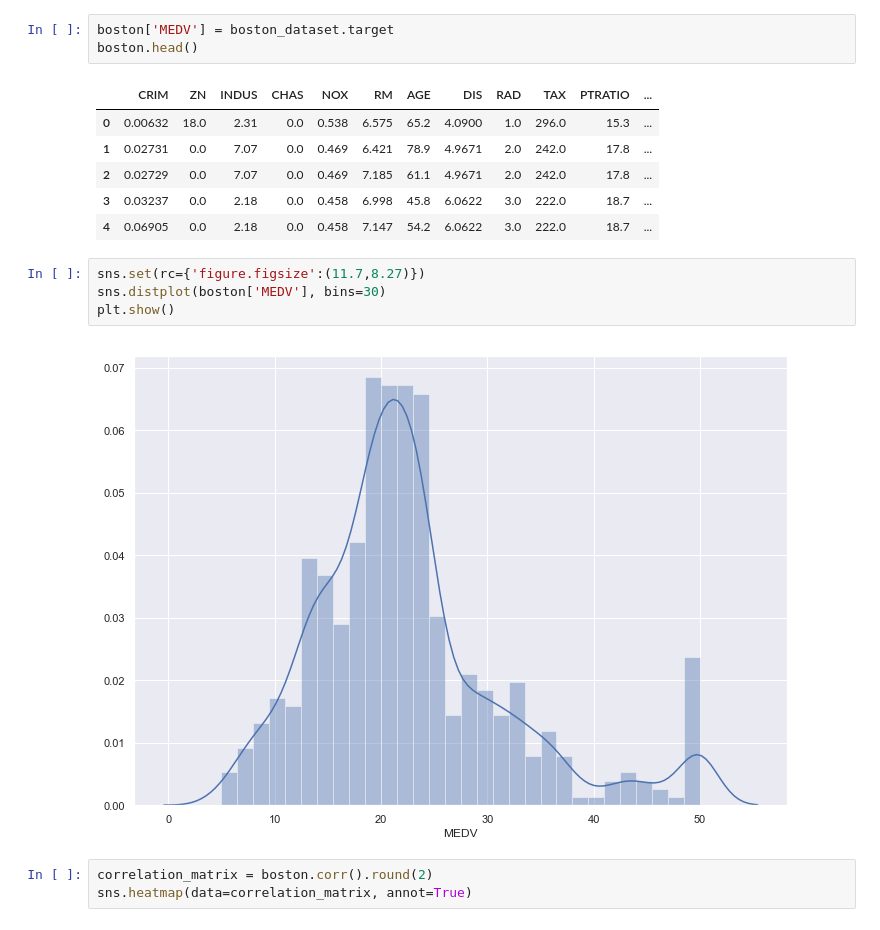
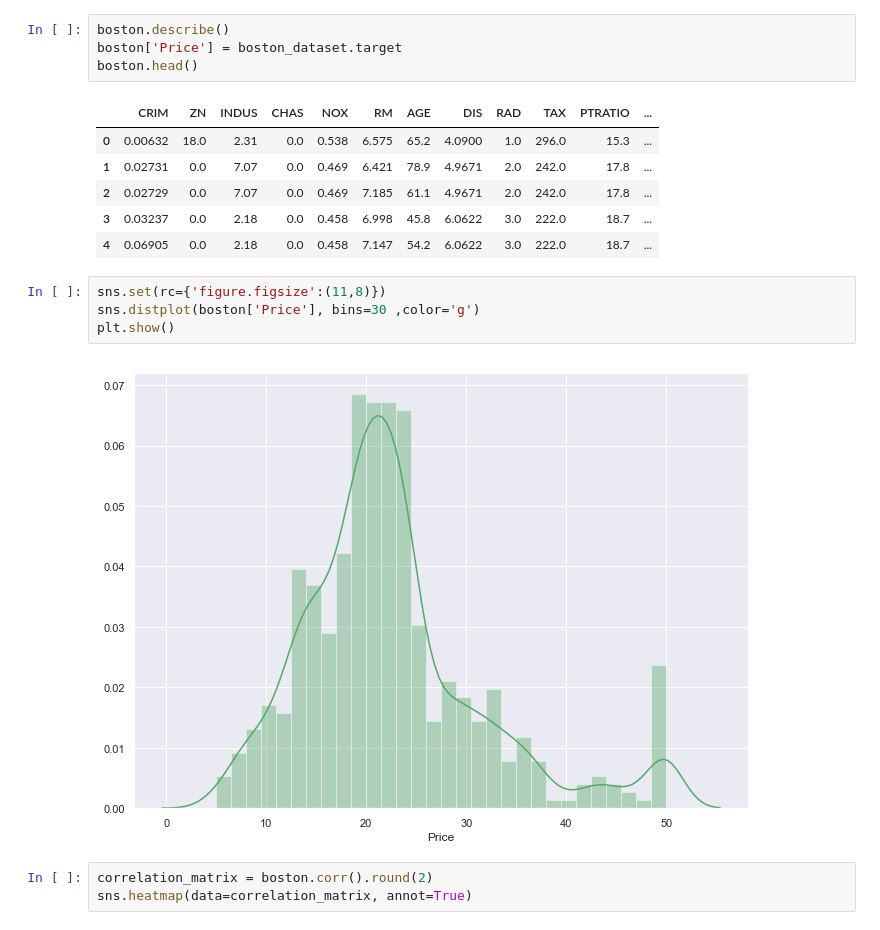
Before and after one commit to Sumitkchoubey/-analysis-machine-learning-, a Jupyter notebook: Boston DataSet.ipynb, the cells around one changed output. Saved outputs shown, nothing was run; the diff lists cells and outputs as text.

```diff
--- a/Boston DataSet.ipynb
+++ b/Boston DataSet.ipynb
@@ -19,5 +49,6 @@ boston.head()
 # %%
-boston['MEDV'] = boston_dataset.target
+boston.describe()
+boston['Price'] = boston_dataset.target
 boston.head()
 # %% [output]
 |  | CRIM | ZN | INDUS | CHAS | NOX | RM | AGE | DIS | RAD | TAX | PTRATIO | ... |
@@ -27,11 +58,11 @@ boston.head()
 | 3 | 0.03237 | 0.0 | 2.18 | 0.0 | 0.458 | 6.998 | 45.8 | 6.0622 | 3.0 | 222.0 | 18.7 | ... |
 | 4 | 0.06905 | 0.0 | 2.18 | 0.0 | 0.458 | 7.147 | 54.2 | 6.0622 | 3.0 | 222.0 | 18.7 | ... |
 # %%
-sns.set(rc={'figure.figsize':(11.7,8.27)})
-sns.distplot(boston['MEDV'], bins=30)
+sns.set(rc={'figure.figsize':(11,8)})
+sns.distplot(boston['Price'], bins=30 ,color='g')
 plt.show()
 # %% [output]
-[figure, old version]
+[figure, new version]
 # %%
 correlation_matrix = boston.corr().round(2)
 sns.heatmap(data=correlation_matrix, annot=True)
```
Also changed, not shown: parts of 10 cells of this notebook.
